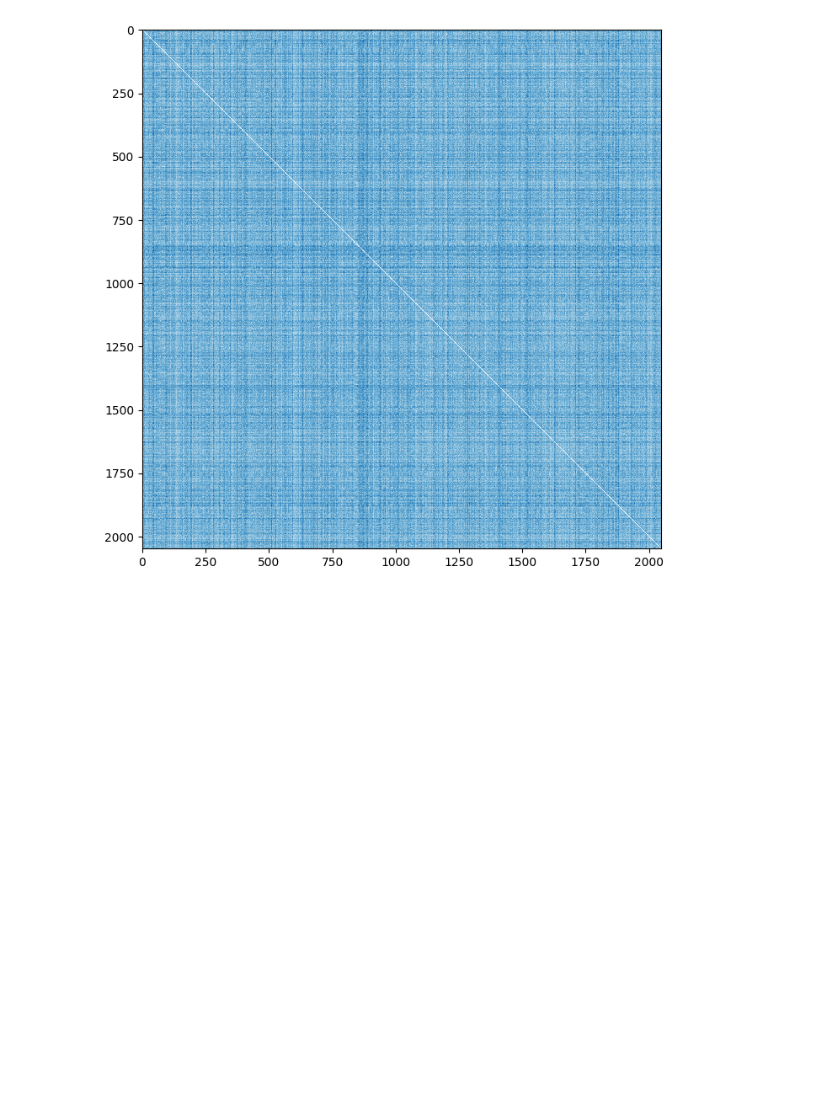
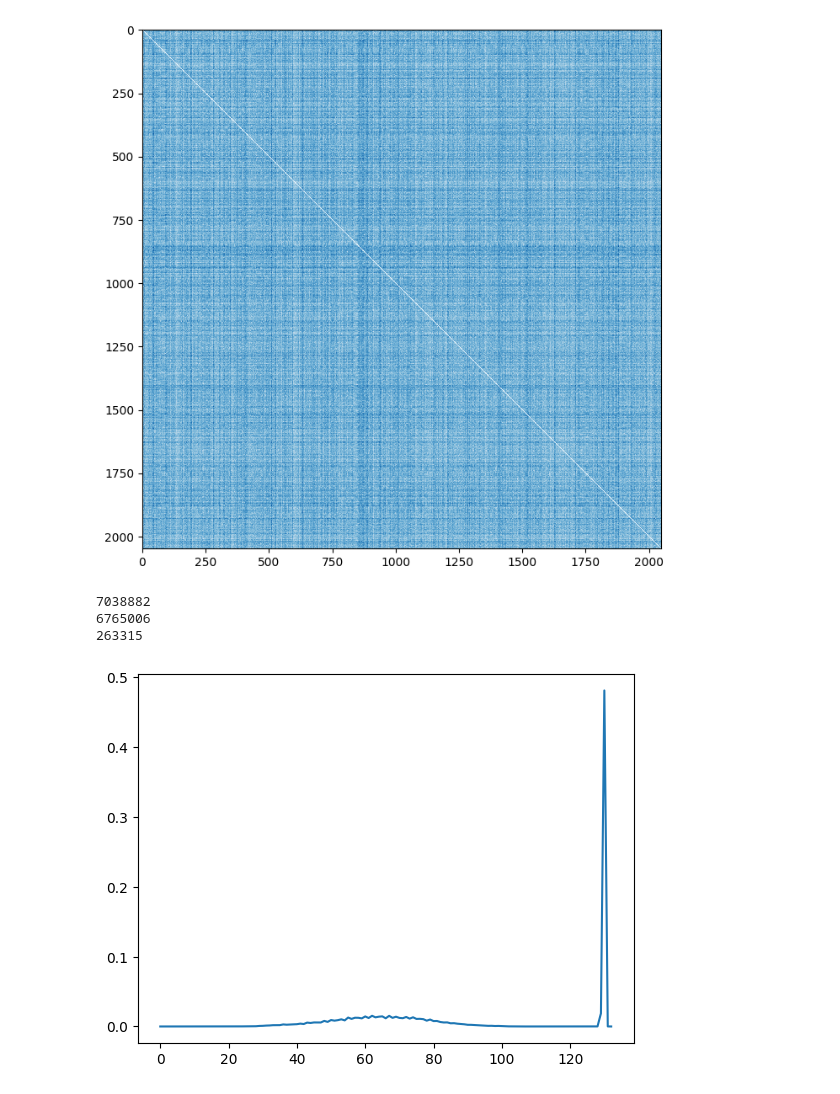
Before and after one commit to TheRealAnonymous008/ML-Playground, a Jupyter notebook: Composer/gen.ipynb, the cells around one changed output. Drawn from its saved outputs; the diff is of its cells as text; code cells hidden in the pictures; blank space fills up the shorter version.

```diff
--- a/Composer/gen.ipynb
+++ b/Composer/gen.ipynb
@@ -158,0 +164,31 @@ plt.show()
+# %%
+CSV_PATH = r'datasets/maestro.csv'
+df = pd.read_csv(CSV_PATH)
+train_midi = MidiDataset(df, context_len = model._context_len)
+del df
+# %%
+hist = [0 for i in range(len(VOCABULARY))]
+notes = train_midi.notes
+
+for N in notes:
+    for note in N:
+        hist[note] += 1
+# %%
+s = sum(hist[:NUM_MIDI_NOTES])
+print(s)
+
+beats = hist[VOCABULARY['BEAT']]
+print(beats)
+
+seps = hist[VOCABULARY['SEP']]
+print(seps)
+# %% [output]
+7038882
+6765006
+263315
+# %%
+prior_notes = np.array(hist) / sum(hist)
+plt.plot(prior_notes)
+np.save('prior_notes', prior_notes)
+# %% [output]
+[figure, added]
```
Also changed, not shown: parts of 5 cells of this notebook, 1 other file.
